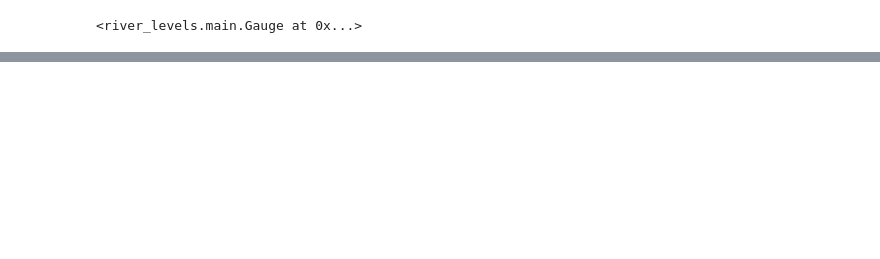
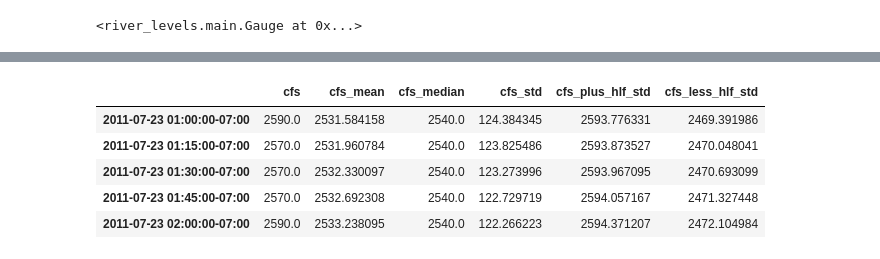
Before and after one commit to whitewater-gis/river-levels, a Jupyter notebook: notebooks/datetime-proto.ipynb, the cells around one changed output, grey strips where cells are left out. Saved outputs shown, nothing was run; the diff lists cells and outputs as text; code cells hidden in the pictures; blank space fills up the shorter version.

```diff
--- a/notebooks/datetime-proto.ipynb
+++ b/notebooks/datetime-proto.ipynb
@@ -168,0 +77,12 @@ dt.timetuple().tm_yday
+# %%
+obs_join['cfs_plus_hlf_std'] = obs_join.cfs_mean + obs_join.cfs_std / 2
+obs_join['cfs_less_hlf_std'] = obs_join.cfs_mean - obs_join.cfs_std / 2
+
+obs_join.iloc[100:105]
+# %% [output]
+|  | cfs | cfs_mean | cfs_median | cfs_std | cfs_plus_hlf_std | cfs_less_hlf_std |
+| 2011-07-23 01:00:00-07:00 | 2590.0 | 2531.584158 | 2540.0 | 124.384345 | 2593.776331 | 2469.391986 |
+| 2011-07-23 01:15:00-07:00 | 2570.0 | 2531.960784 | 2540.0 | 123.825486 | 2593.873527 | 2470.048041 |
+| 2011-07-23 01:30:00-07:00 | 2570.0 | 2532.330097 | 2540.0 | 123.273996 | 2593.967095 | 2470.693099 |
+| 2011-07-23 01:45:00-07:00 | 2570.0 | 2532.692308 | 2540.0 | 122.729719 | 2594.057167 | 2471.327448 |
+| 2011-07-23 02:00:00-07:00 | 2590.0 | 2533.238095 | 2540.0 | 122.266223 | 2594.371207 | 2472.104984 |
```
Also changed, not shown: parts of 17 cells of this notebook, 3 other files.
